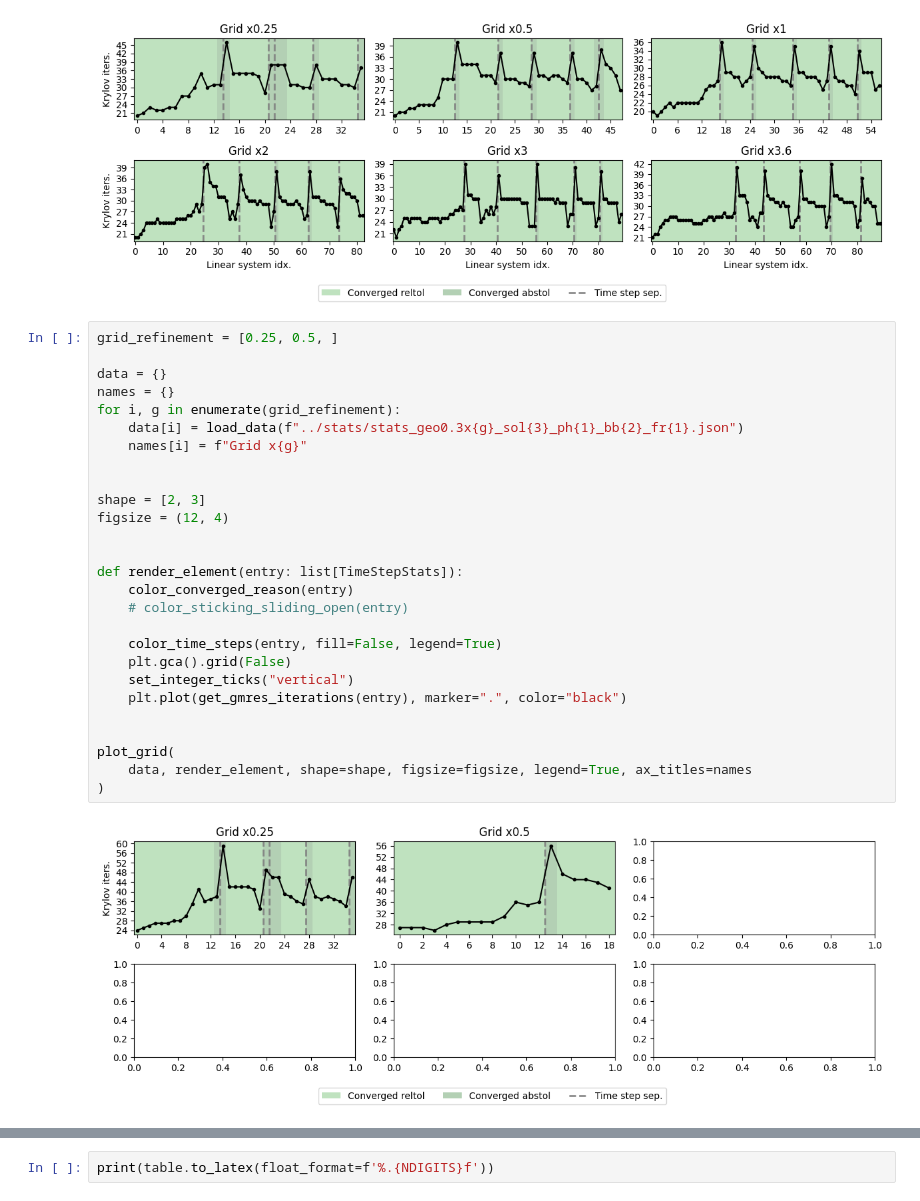
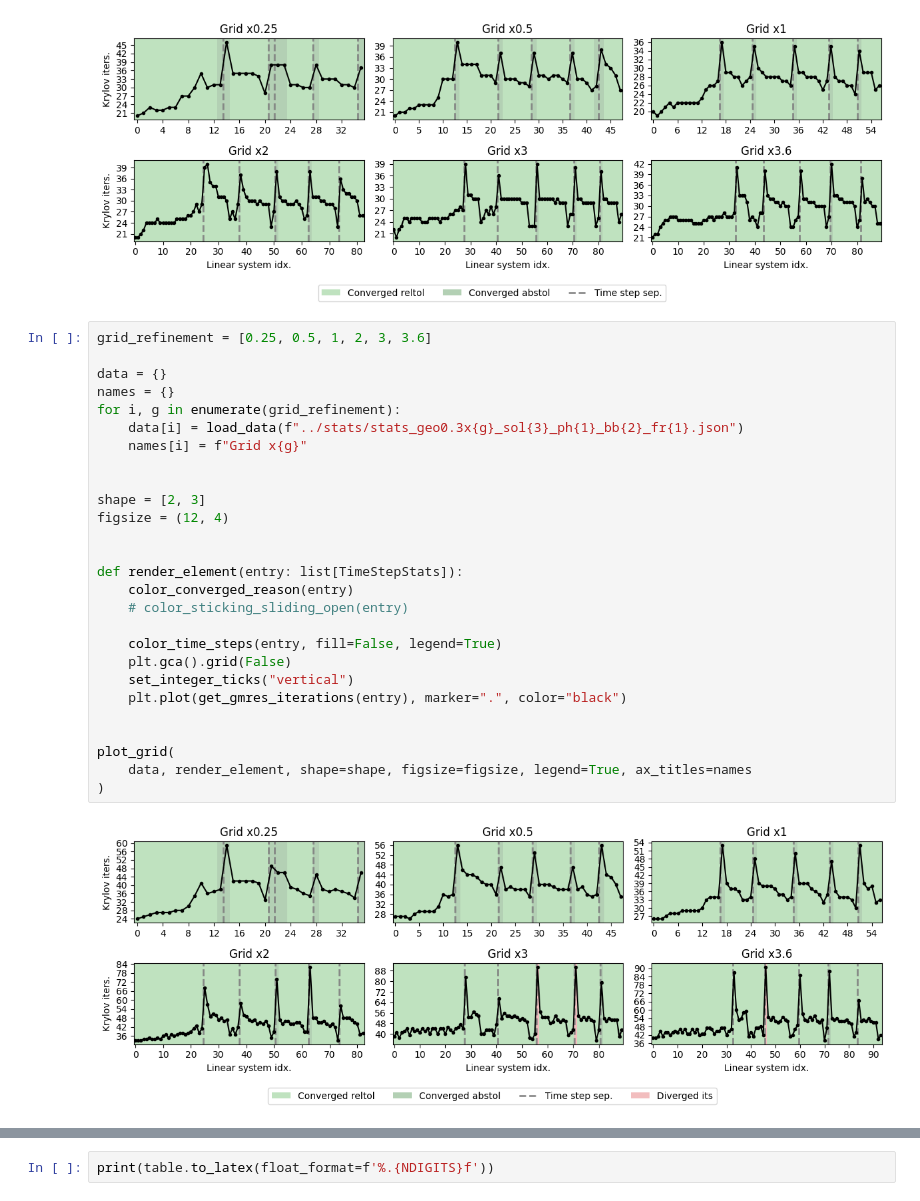
Before and after one commit to pmgbergen/FTHM-Solver, a Jupyter notebook: experiments/experiment_mandel_3_results.ipynb, the cells around one changed output, grey strips where cells are left out. Saved outputs shown, nothing was run; the diff lists cells and outputs as text.

```diff
--- a/experiments/experiment_mandel_3_results.ipynb
+++ b/experiments/experiment_mandel_3_results.ipynb
@@ -64,34 +64,34 @@ plot_grid(
 # %% [output]
 [figure]
 # %%
-grid_refinement = [0.25, 0.5, ]
+grid_refinement = [0.25, 0.5, 1, 2, 3, 3.6]
 
 data = {}
 names = {}
 for i, g in enumerate(grid_refinement):
     data[i] = load_data(f"../stats/stats_geo0.3x{g}_sol{3}_ph{1}_bb{2}_fr{1}.json")
     names[i] = f"Grid x{g}"
 
 
 shape = [2, 3]
 figsize = (12, 4)
 
 
 def render_element(entry: list[TimeStepStats]):
     color_converged_reason(entry)
     # color_sticking_sliding_open(entry)
 
     color_time_steps(entry, fill=False, legend=True)
     plt.gca().grid(False)
     set_integer_ticks("vertical")
     plt.plot(get_gmres_iterations(entry), marker=".", color="black")
 
 
 plot_grid(
     data, render_element, shape=shape, figsize=figsize, legend=True, ax_titles=names
 )
 # %% [output]
-[figure, old version]
+[figure, new version]
 # %%
 def render_element(i: int, entry: Sequence[TimeStepStats]):
     st, sl, op = get_num_sticking_sliding_open(entry)
```
Also changed, not shown: parts of 2 cells of this notebook, 3 other files.
